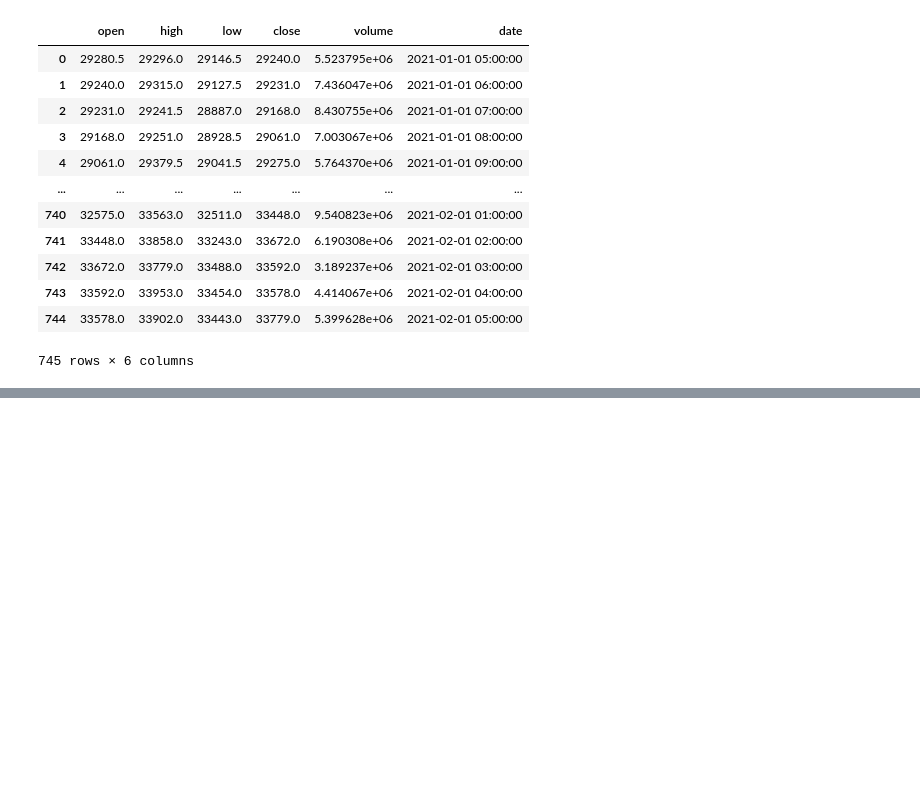
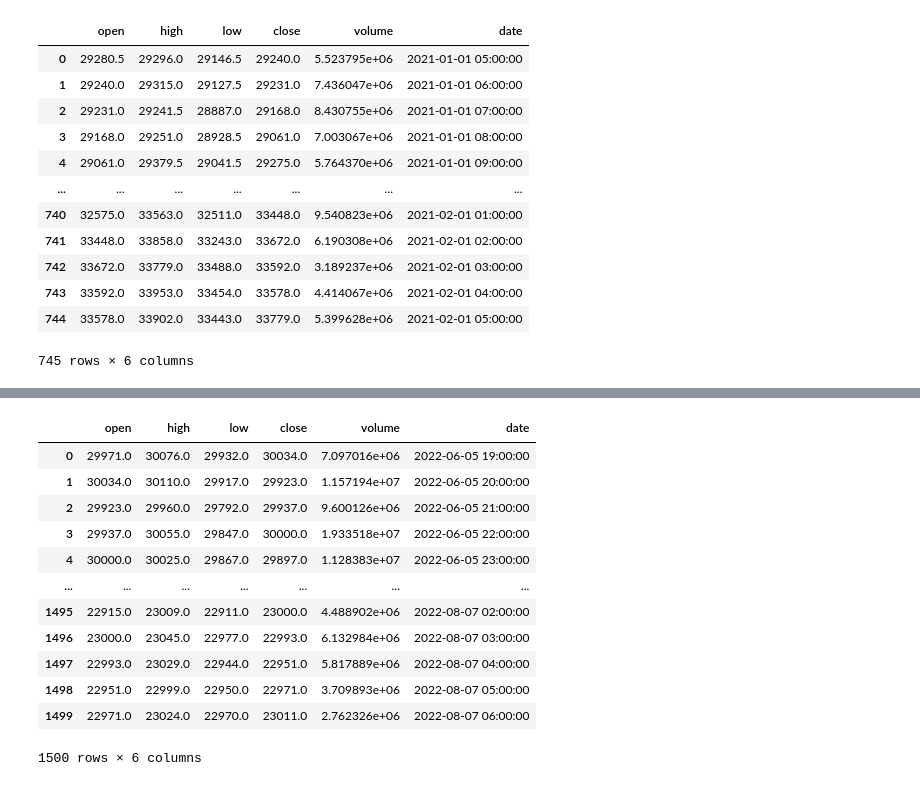
Before and after one commit to RJK00/BTCUSD-analysis, a Jupyter notebook: Proj1.ipynb, the cells around one changed output, grey strips where cells are left out. Drawn from its saved outputs; the diff is of its cells as text; code cells hidden in the pictures; blank space fills up the shorter version.

```diff
--- a/Proj1.ipynb
+++ b/Proj1.ipynb
@@ -148,0 +175,75 @@ get_historical2021(1,1,4)
+# %%
+#define function to fetch multiple months of data for 2021
+def historical2022_hourly(m, d, n_months):
+    """ grabs multiple months of hourly data for 2021 by sending multiple queries to FTX API
+
+    Parameters:
+        m(int): month of year
+        d(int): day of week
+        n_months(int): number of months from starting date
+                        (ex. input n_months = 3 if you want 3 months of data beginning from start date)
+
+    Returns:
+        df_2022_hr(pd.DataFrame): pandas dataframe containing all data for specified number of months since start date
+
+    """
+    while n_months > 0:
+        #fetch data for the first month beginning with the start date
+        if m == m:
+
+            start_date = datetime(2022, m, d).timestamp()
+            end_date = datetime(2022, m+1, d).timestamp()
+
+            historical = requests.get(
+                f'{request_url}/candles?resolution={hourly}&start_time={start_date}'
+                ).json()
+
+            df_2022_hr = pd.DataFrame(historical['result'])
+
+            #add 1 to starting month
+            m += m
+
+
+        #fetch data for the next month
+        else:
+            start_date = datetime(y, m, d).timestamp()
+            end_date = datetime(y, m+1, d).timestamp()
+
+            historical = requests.get(
+                f'{request_url}/candles?resolution={hourly}&start_time={start_date}&end_time={end_date}'
+                ).json()
+
+            #convert json to pd df_2022_hr and append all rows except for the first repeating row to df_2022_hr
+            next_month = pd.DataFrame(historical['result'])
+            df_2022_hr.append(next_month.iloc[1: , :])
+
+            m += m
+
+        #subtract n_months counter
+        n_months -= n_months
+    else:
+        return df_2022_hr
+
+#runs function and saves return df_2022_hr to df_2021
+df_2022_hr = historical2022_hourly(1,1,3)
+
+#convert to datetime and drop unnecessary rows df_2021
+df_2022_hr['date'] = pd.to_datetime(df_2022_hr['time']/1000, unit='s', origin='unix')
+
+df_2022_hr.drop(['startTime', 'time'], axis=1, inplace=True)
+
+df_2022_hr
+# %% [output]
+|  | open | high | low | close | volume | date |
+| 0 | 29971.0 | 30076.0 | 29932.0 | 30034.0 | 7.097016e+06 | 2022-06-05 19:00:00 |
+| 1 | 30034.0 | 30110.0 | 29917.0 | 29923.0 | 1.157194e+07 | 2022-06-05 20:00:00 |
+| 2 | 29923.0 | 29960.0 | 29792.0 | 29937.0 | 9.600126e+06 | 2022-06-05 21:00:00 |
+| 3 | 29937.0 | 30055.0 | 29847.0 | 30000.0 | 1.933518e+07 | 2022-06-05 22:00:00 |
+| 4 | 30000.0 | 30025.0 | 29867.0 | 29897.0 | 1.128383e+07 | 2022-06-05 23:00:00 |
+| ... | ... | ... | ... | ... | ... | ... |
+| 1495 | 22915.0 | 23009.0 | 22911.0 | 23000.0 | 4.488902e+06 | 2022-08-07 02:00:00 |
+| 1496 | 23000.0 | 23045.0 | 22977.0 | 22993.0 | 6.132984e+06 | 2022-08-07 03:00:00 |
+| 1497 | 22993.0 | 23029.0 | 22944.0 | 22951.0 | 5.817889e+06 | 2022-08-07 04:00:00 |
+| 1498 | 22951.0 | 22999.0 | 22950.0 | 22971.0 | 3.709893e+06 | 2022-08-07 05:00:00 |
+| 1499 | 22971.0 | 23024.0 | 22970.0 | 23011.0 | 2.762326e+06 | 2022-08-07 06:00:00 |
+1500 rows × 6 columns
```
Also changed, not shown: parts of 4 cells of this notebook, 2 other files.
